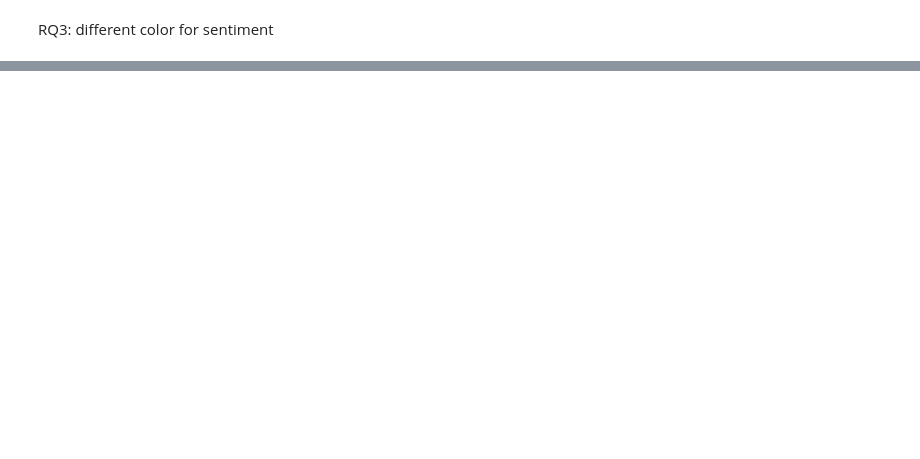
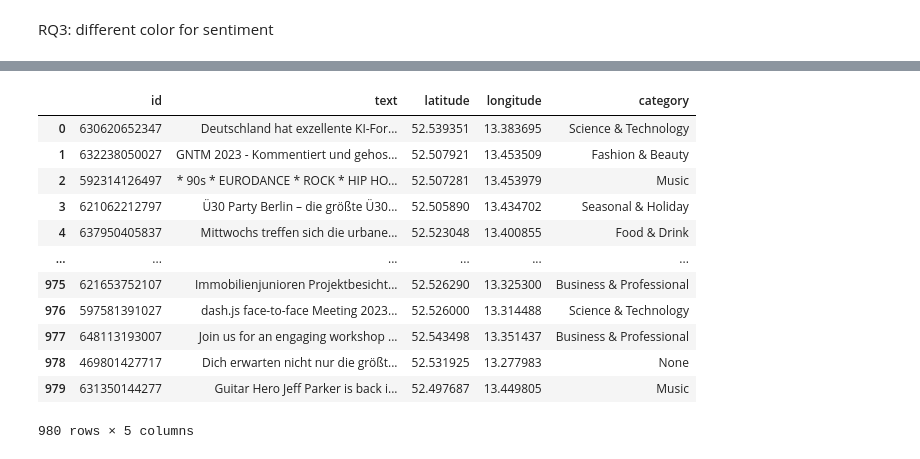
Before and after one commit to chennnxu/Berliin-City-Portrait, a Jupyter notebook: src/EventbriteAnalysis.ipynb, the cells around one changed output, grey strips where cells are left out. Drawn from its saved outputs; the diff is of its cells as text; code cells hidden in the pictures; blank space fills up the shorter version.

```diff
--- a/src/EventbriteAnalysis.ipynb
+++ b/src/EventbriteAnalysis.ipynb
@@ -273,0 +301,2 @@ RQ3: different color for sentiment
+# %%
+data_final['text'] = data_final.description.apply(lambda d: d['text'])
@@ -273,0 +331,16 @@ RQ3: different color for sentiment
+# %%
+q3_result
+# %% [output]
+|  | id | text | latitude | longitude | category |
+| 0 | 630620652347 | Deutschland hat exzellente KI-For... | 52.539351 | 13.383695 | Science & Technology |
+| 1 | 632238050027 | GNTM 2023 - Kommentiert und gehos... | 52.507921 | 13.453509 | Fashion & Beauty |
+| 2 | 592314126497 | * 90s * EURODANCE * ROCK * HIP HO... | 52.507281 | 13.453979 | Music |
+| 3 | 621062212797 | Ü30 Party Berlin – die größte Ü30... | 52.505890 | 13.434702 | Seasonal & Holiday |
+| 4 | 637950405837 | Mittwochs treffen sich die urbane... | 52.523048 | 13.400855 | Food & Drink |
+| ... | ... | ... | ... | ... | ... |
+| 975 | 621653752107 | Immobilienjunioren Projektbesicht... | 52.526290 | 13.325300 | Business & Professional |
+| 976 | 597581391027 | dash.js face-to-face Meeting 2023... | 52.526000 | 13.314488 | Science & Technology |
+| 977 | 648113193007 | Join us for an engaging workshop ... | 52.543498 | 13.351437 | Business & Professional |
+| 978 | 469801427717 | Dich erwarten nicht nur die größt... | 52.531925 | 13.277983 | None |
+| 979 | 631350144277 | Guitar Hero Jeff Parker is back i... | 52.497687 | 13.449805 | Music |
+980 rows × 5 columns
```
Also changed, not shown: parts of 15 cells of this notebook, 1 other file.
